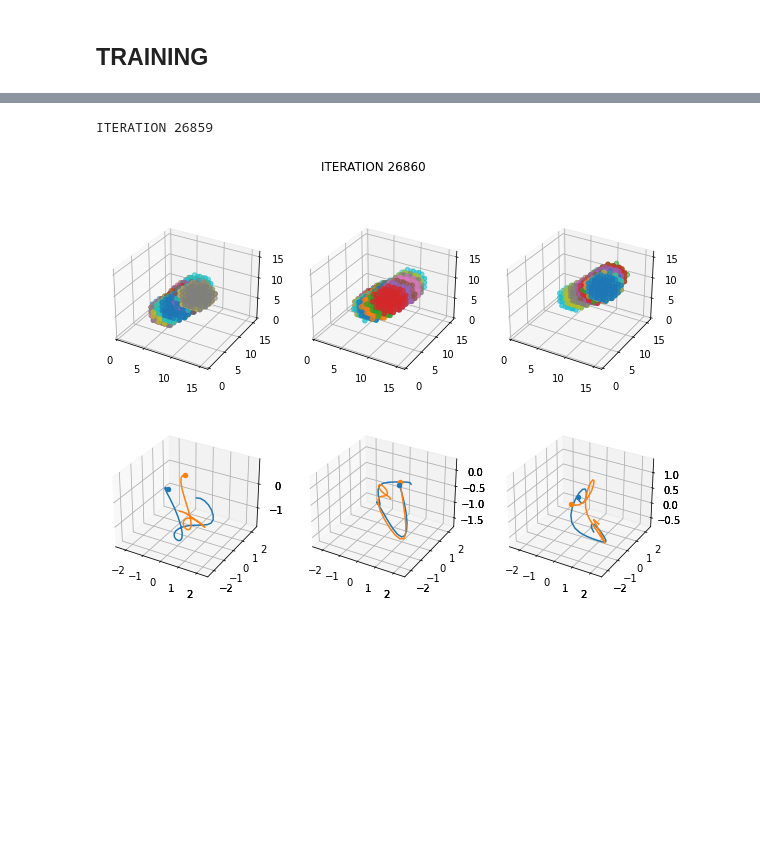
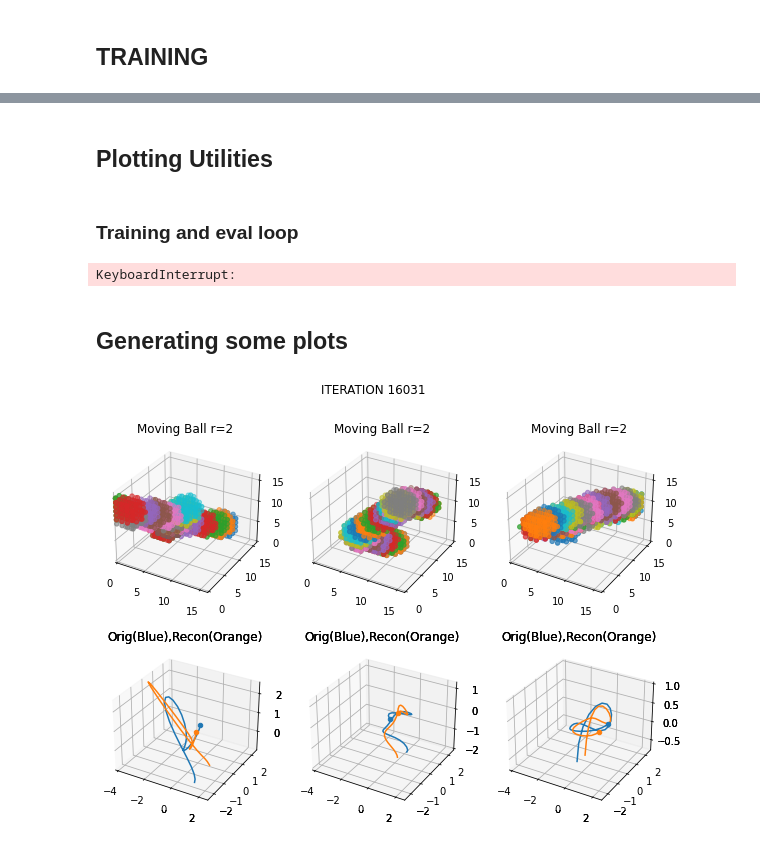
Before and after one commit to bdubey/gpvae_latent_3d, a Jupyter notebook: gpvae_3d.ipynb, the cells around one changed output, grey strips where cells are left out. Saved outputs shown, nothing was run; the diff lists cells and outputs as text; code cells hidden in the pictures; blank space fills up the shorter version.

```diff
--- a/gpvae_3d.ipynb
+++ b/gpvae_3d.ipynb
@@ -645,0 +554,2 @@ def plot_reconstruction(TD, reconvid, TT, rp, iteration, px = 16, nplots = 3):
+# %% [markdown]
+## Plotting Utilities
@@ -646,3 +685,5 @@ def plot_reconstruction(TD, reconvid, TT, rp, iteration, px = 16, nplots = 3):
+# %% [markdown]
+### Training and eval loop
 # %%
 make_batch = lambda s: Make_Video_batch(tmax=tmax, px=px, py=py, pz=pz, lt=vid_lt, batch=batch, seed=s, r=r)
 Test_Batches = [make_batch(s) for s in range(10)]
@@ -711,6 +752,7 @@ with graph.as_default():
                 "Beta",
                 "Time"]
         # Now let's start doing some computation!
+    chkpnt_dir = "./gpvae_checkpoints/"
     gpu_options = tf.GPUOptions(per_process_gpu_memory_fraction=args.ram)
     with tf.Session(config=tf.ConfigProto(gpu_options=gpu_options)) as sess:
 
@@ -730,13 +772,22 @@ with graph.as_default():
             # Train: do an optim step
             _, g_s = sess.run([optim_step, global_step], {beta:beta_t})
             if g_s%20==0:
-                print("ITERATION", t)
+                print("ITERATION", g_s)
                 # [[ax_ij.clear() for ax_ij in ax_i] for ax_i in ax]
                 TT, TD = Test_Batches[0]
                 reconpath, reconvar, reconvid = sess.run([p_m, p_v, pred_vid], {vid_batch:TD, beta:1})
                 rp, W, MSE, rv = MSE_rotation(reconpath, TT, reconvar)
                 k = 8
                 plot_reconstruction(TD[k:], reconvid[k:], TT[k:], rp[k:], g_s)
+            if g_s%200==0:
+                saver.save(sess, chkpnt_dir+"model", global_step=g_s)
+                print("\n\nModel Saved: "+ chkpnt_dir +"\n\n")
 # %% [output]
-ITERATION 26859
+KeyboardInterrupt:
-[figure, removed]
+# %% [markdown]
+## Generating some plots
+# %%
+k = 0
+plot_reconstruction(TD[k:], reconvid[k:], TT[k:], rp[k:], g_s)
+# %% [output]
+[figure, added]
```
Also changed, not shown: parts of 14 cells of this notebook, 6 other files.
